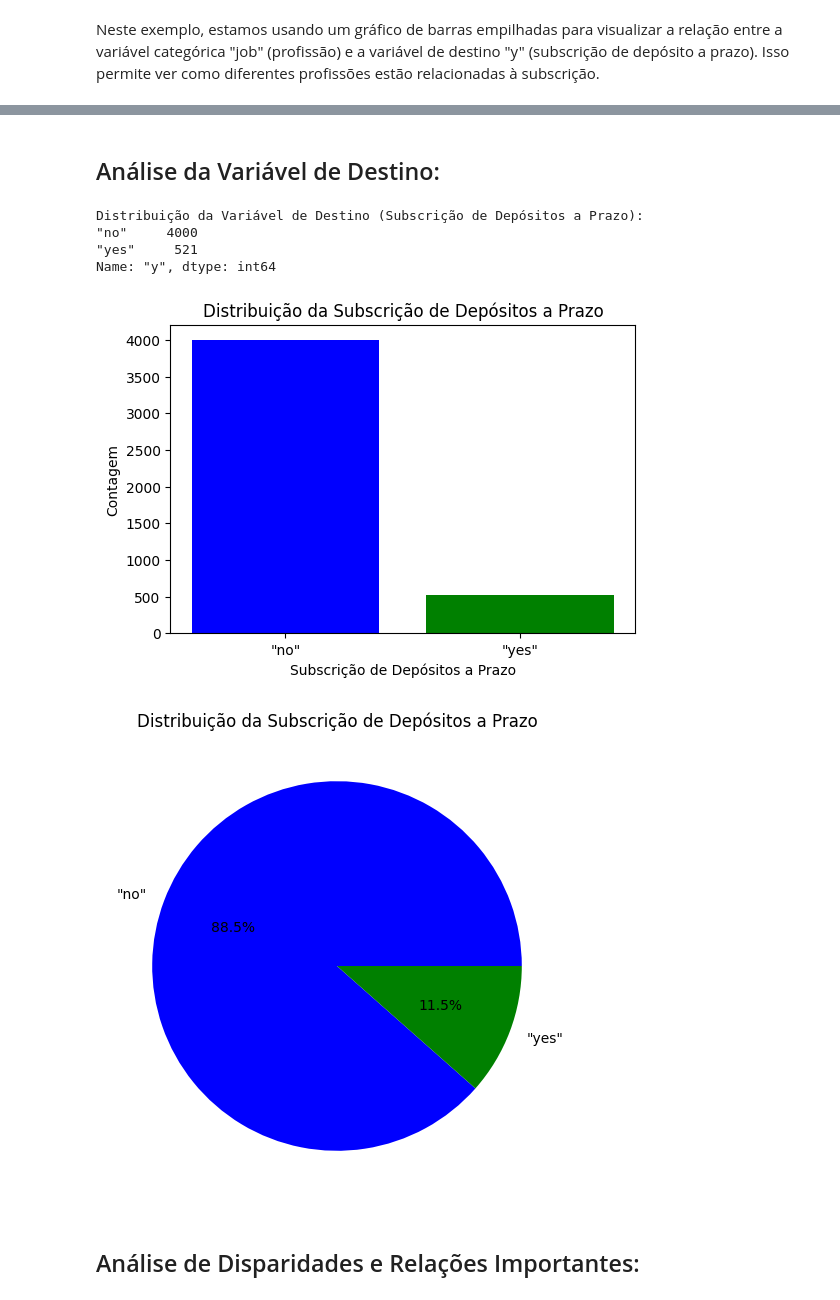
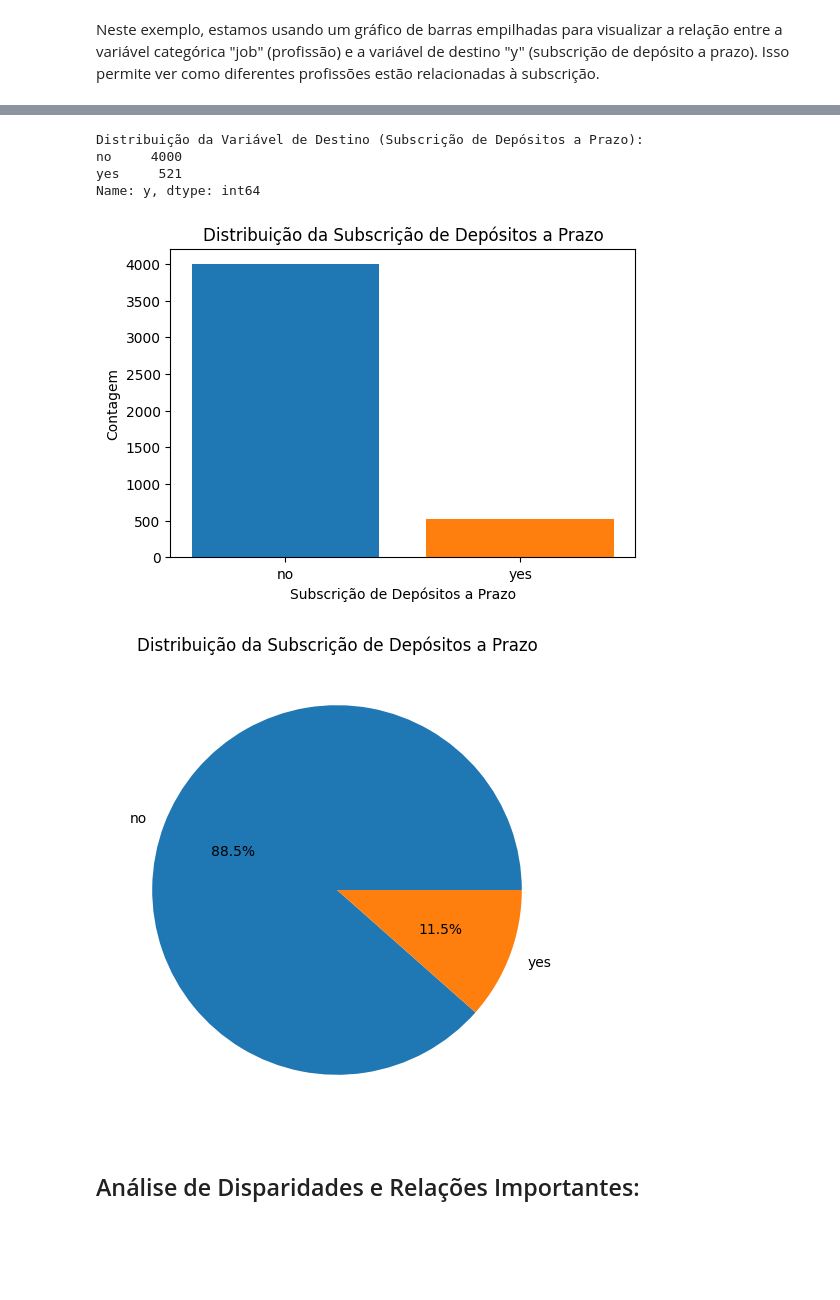
Before and after one commit to Rafaelmos/svm-makert-bancario, a Jupyter notebook: svm_makert_bancario.ipynb, the cells around one changed output, grey strips where cells are left out. Saved outputs shown, nothing was run; the diff lists cells and outputs as text; code cells hidden in the pictures; blank space fills up the shorter version.

```diff
--- a/svm_makert_bancario.ipynb
+++ b/svm_makert_bancario.ipynb
@@ -74,3 +70,8 @@ Saving bank.csv to bank (7).csv
+# %%
+# Ler o CSV do link no github
+# O parâmetro quoting==0 remove as aspas presentes no CSV
+url = 'https://raw.githubusercontent.com/mochaeng/Intelligent-Systems/main/projects/svm/bank.csv'
+df = pd.read_csv(url,  delimiter=';', quoting=0)
 # %%
 df.head()
 # %% [output]
@@ -308,37 +307,33 @@ plt.show()
-# %% [markdown]
-## Análise da Variável de Destino:
 # %%
-import matplotlib.pyplot as plt
-
 # Calcule a distribuição das classes na variável de destino "y"
-y_distribution = df['"y"'].value_counts()
+y_distribution = df['y'].value_counts()
 
 # Exiba a distribuição das classes
 print("Distribuição da Variável de Destino (Subscrição de Depósitos a Prazo):")
 print(y_distribution)
 # %% [output]
 Distribuição da Variável de Destino (Subscrição de Depósitos a Prazo):
-"no"     4000
-"yes"     521
-Name: "y", dtype: int64
+no     4000
+yes     521
+Name: y, dtype: int64
 # %%
 # Gráfico de barras para visualizar a distribuição da variável de destino
 plt.figure(figsize=(6, 4))
-plt.bar(y_distribution.index, y_distribution.values, color=['blue', 'green'])
+plt.bar(y_distribution.index, y_distribution.values, color=['#1f77b4', '#ff7f0e'])
 plt.title('Distribuição da Subscrição de Depósitos a Prazo')
 plt.xlabel('Subscrição de Depósitos a Prazo')
 plt.ylabel('Contagem')
 plt.show()
 # %% [output]
-[figure, old version]
+[figure, new version]
 # %%
 # Gráfico de pizza para visualizar a distribuição da variável de destino
 plt.figure(figsize=(6, 6))
-plt.pie(y_distribution, labels=y_distribution.index, autopct='%1.1f%%', colors=['blue', 'green'])
+plt.pie(y_distribution, labels=y_distribution.index, autopct='%1.1f%%', colors=['#1f77b4', '#ff7f0e'])
 plt.title('Distribuição da Subscrição de Depósitos a Prazo')
 plt.show()
 # %% [output]
-[figure, old version]
+[figure, new version]
 # %% [markdown]
 ## Análise de Disparidades e Relações Importantes:
 # %%
```
Also changed, not shown: parts of 47 cells of this notebook.
